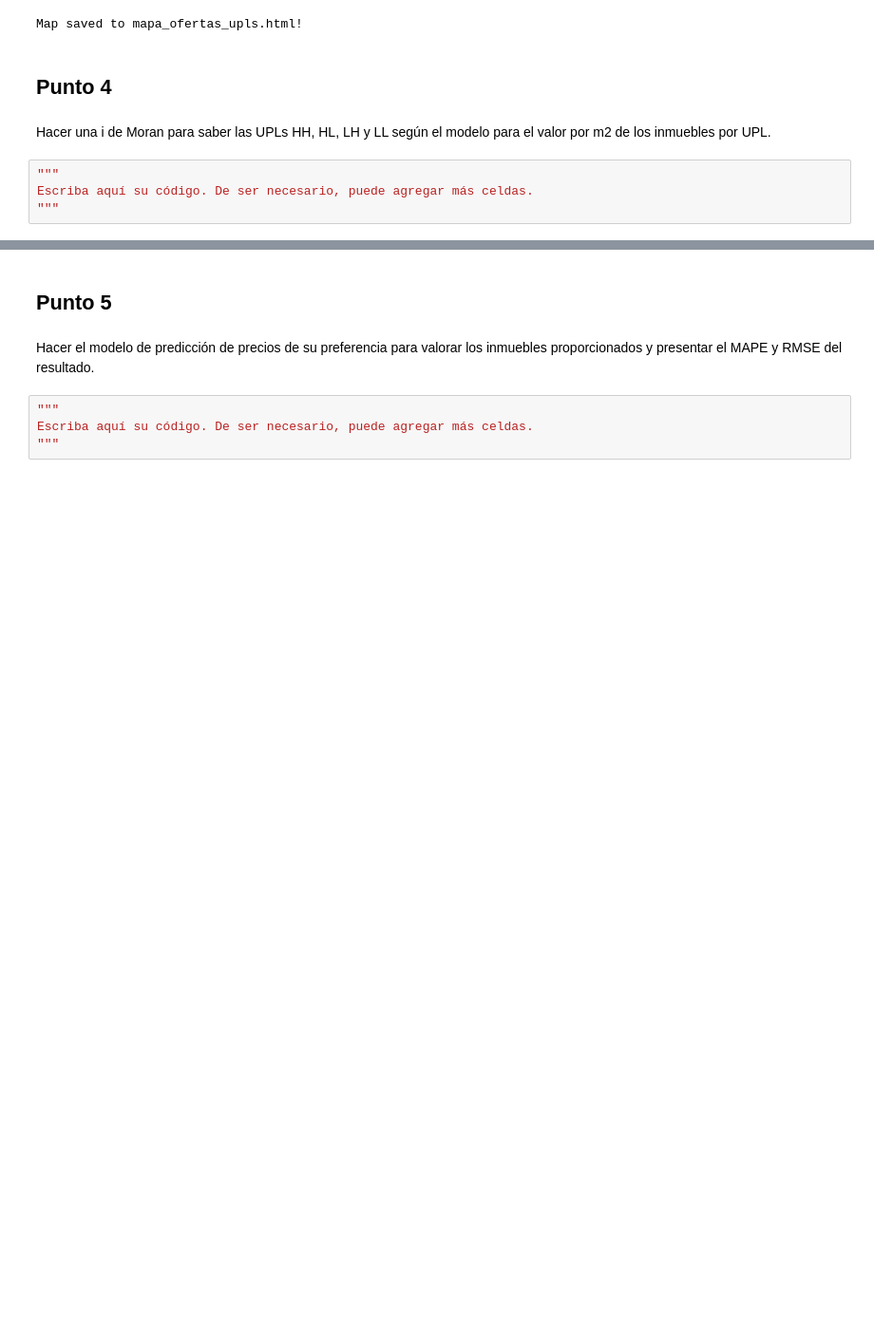
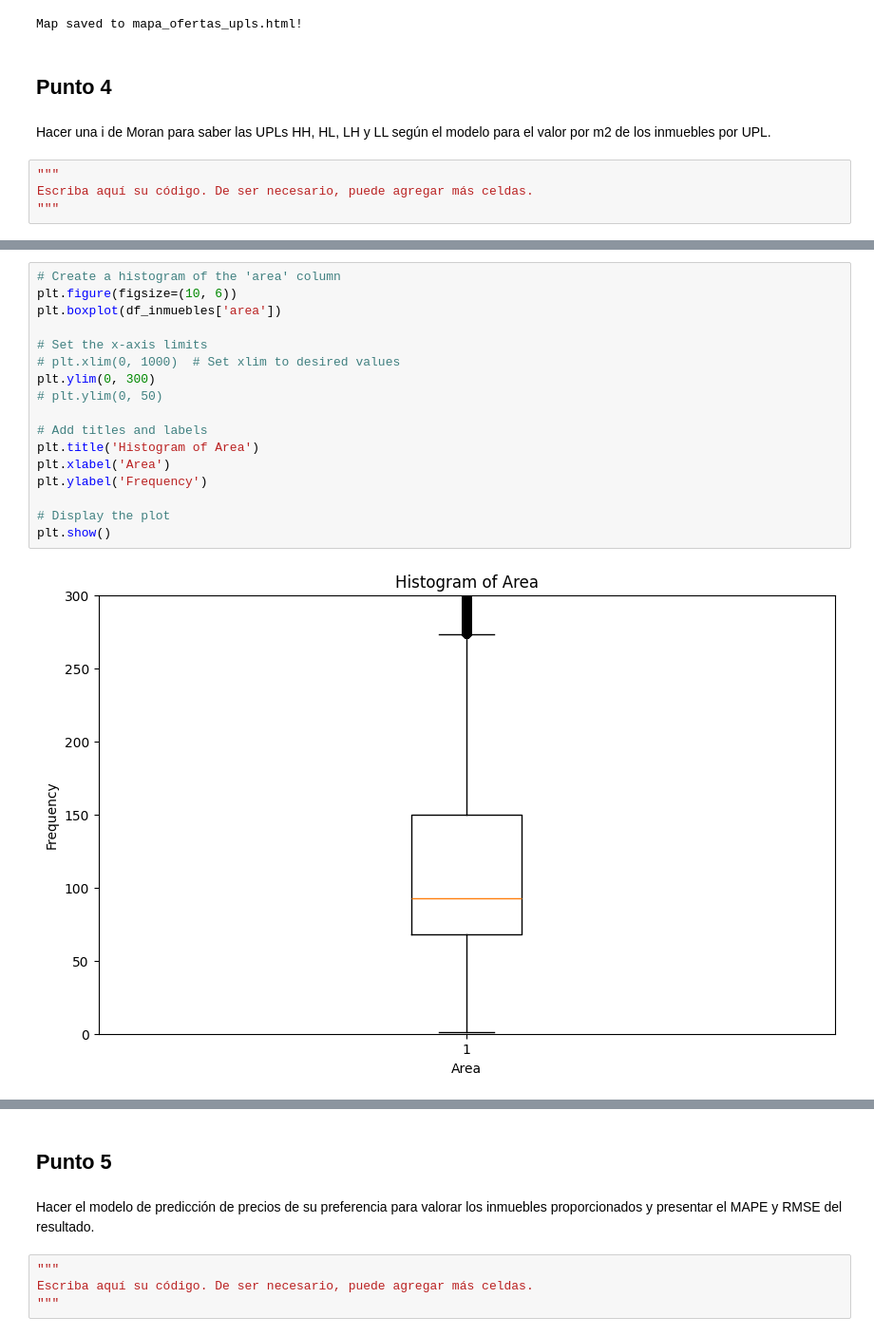
Before and after one commit to SantiGonzalezz/habi_prueba_data_science, a Jupyter notebook: Prueba_Data_Science_Santi.ipynb, the cells around one changed output, grey strips where cells are left out. Shown at 95% size. Saved outputs shown, nothing was run; the diff lists cells and outputs as text; blank space fills up the shorter version.

```diff
--- a/Prueba_Data_Science_Santi.ipynb
+++ b/Prueba_Data_Science_Santi.ipynb
@@ -440,0 +463,19 @@ Escriba aquí su código. De ser necesario, puede agregar más celdas.
+# %%
+# Create a histogram of the 'area' column
+plt.figure(figsize=(10, 6))
+plt.boxplot(df_inmuebles['area'])
+
+# Set the x-axis limits
+# plt.xlim(0, 1000)  # Set xlim to desired values
+plt.ylim(0, 300)
+# plt.ylim(0, 50)
+
+# Add titles and labels
+plt.title('Histogram of Area')
+plt.xlabel('Area')
+plt.ylabel('Frequency')
+
+# Display the plot
+plt.show()
+# %% [output]
+[figure, added]
```
Also changed, not shown: parts of 52 cells of this notebook, 1 other file.
